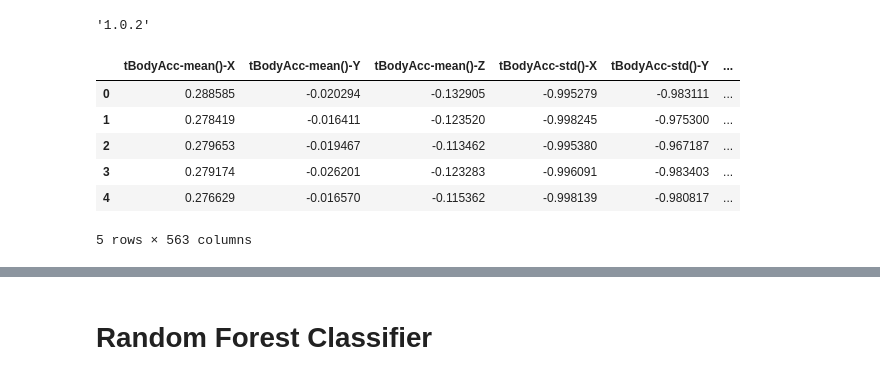
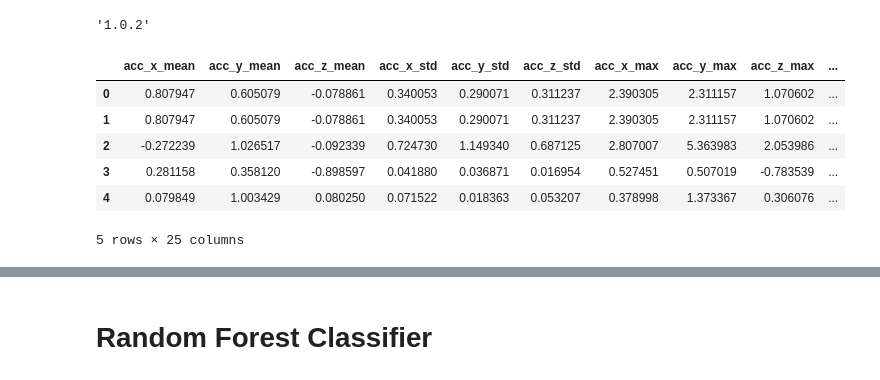
Before and after one commit to MorningStarTM/human-activity-recognition, a Jupyter notebook: notebook/trail_1.ipynb, the cells around one changed output, grey strips where cells are left out. Cells and saved outputs as stored; diff of their text form; code cells hidden in the pictures.

Commit message:
model trained

```diff
--- a/notebook/trail_1.ipynb
+++ b/notebook/trail_1.ipynb
@@ -14,16 +14,16 @@ sklearn.__version__
 # %% [output]
 '1.0.2'
 # %%
-df = pd.read_csv("E:\\github_clone\\human-activity-recognition\\data\\train.csv")
+df = pd.read_csv("E:\\github_clone\\human-activity-recognition\\data\\compressed_data_1.csv")
 df.head()
 # %% [output]
-|  | tBodyAcc-mean()-X | tBodyAcc-mean()-Y | tBodyAcc-mean()-Z | tBodyAcc-std()-X | tBodyAcc-std()-Y | ... |
-| 0 | 0.288585 | -0.020294 | -0.132905 | -0.995279 | -0.983111 | ... |
-| 1 | 0.278419 | -0.016411 | -0.123520 | -0.998245 | -0.975300 | ... |
-| 2 | 0.279653 | -0.019467 | -0.113462 | -0.995380 | -0.967187 | ... |
-| 3 | 0.279174 | -0.026201 | -0.123283 | -0.996091 | -0.983403 | ... |
-| 4 | 0.276629 | -0.016570 | -0.115362 | -0.998139 | -0.980817 | ... |
+|  | acc_x_mean | acc_y_mean | acc_z_mean | acc_x_std | acc_y_std | acc_z_std | acc_x_max | acc_y_max | acc_z_max | ... |
+| 0 | 0.807947 | 0.605079 | -0.078861 | 0.340053 | 0.290071 | 0.311237 | 2.390305 | 2.311157 | 1.070602 | ... |
+| 1 | 0.807947 | 0.605079 | -0.078861 | 0.340053 | 0.290071 | 0.311237 | 2.390305 | 2.311157 | 1.070602 | ... |
+| 2 | -0.272239 | 1.026517 | -0.092339 | 0.724730 | 1.149340 | 0.687125 | 2.807007 | 5.363983 | 2.053986 | ... |
+| 3 | 0.281158 | 0.358120 | -0.898597 | 0.041880 | 0.036871 | 0.016954 | 0.527451 | 0.507019 | -0.783539 | ... |
+| 4 | 0.079849 | 1.003429 | 0.080250 | 0.071522 | 0.018363 | 0.053207 | 0.378998 | 1.373367 | 0.306076 | ... |
-5 rows × 563 columns
+5 rows × 25 columns
 # %%
 df.info()
 # %% [output]
```
Also changed, not shown: parts of 24 cells of this notebook.
